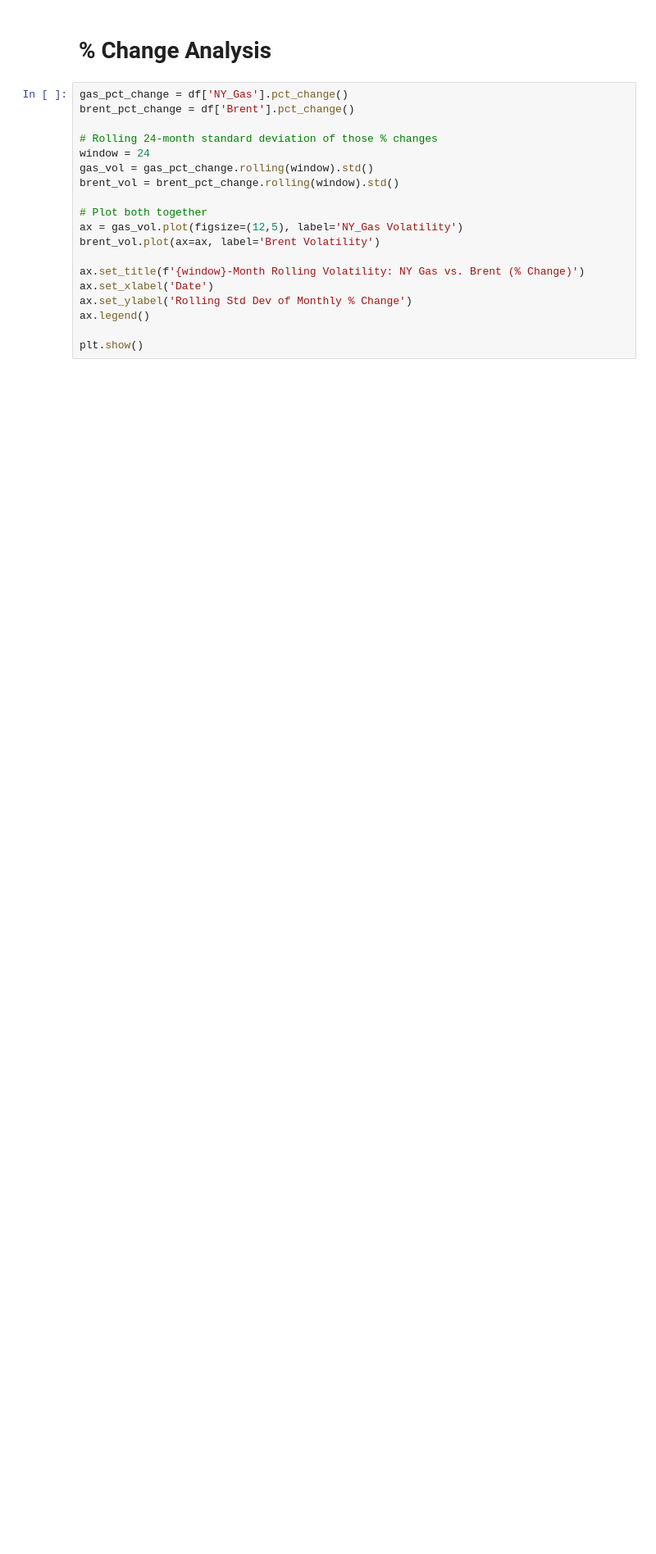
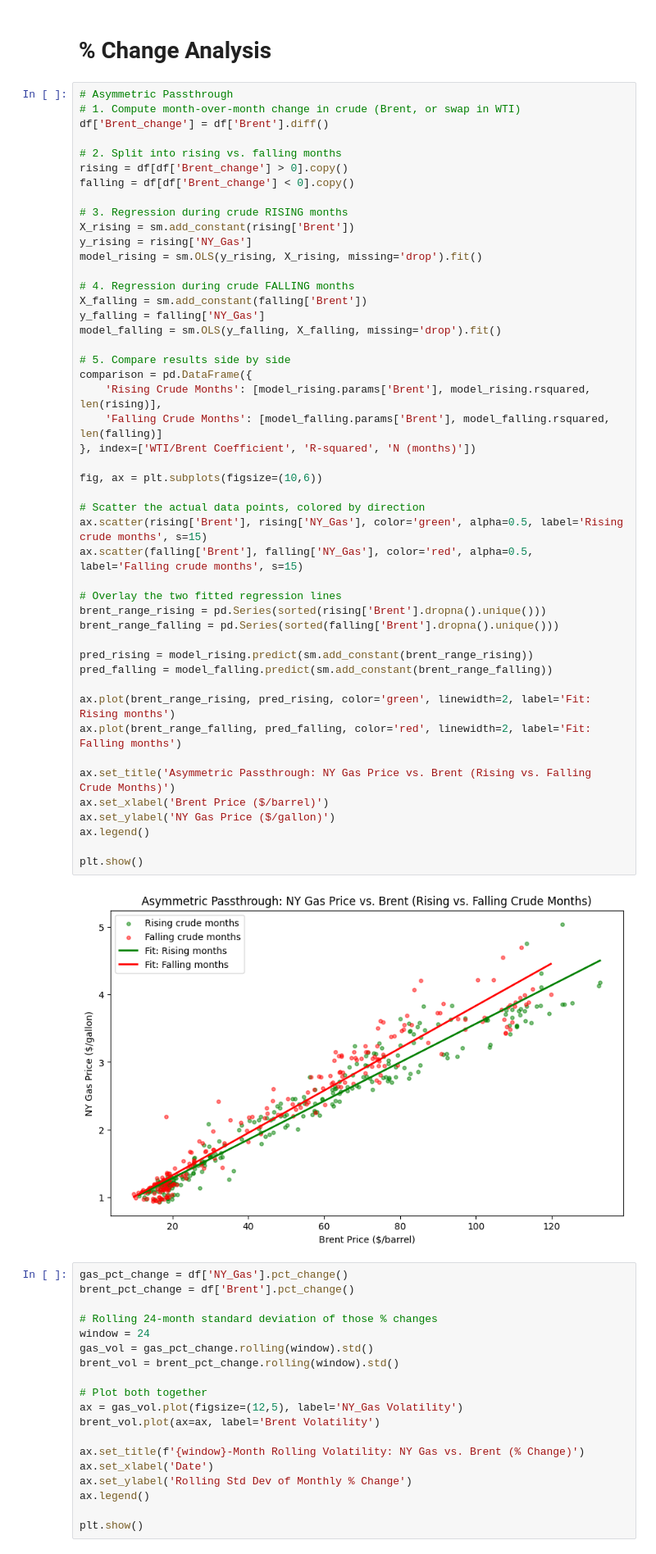
Before and after one commit to ellenwang995/PriceAtThePump, a Jupyter notebook: PumpPrices.ipynb, the cells around one changed output. Shown at 82% size. Saved outputs shown, nothing was run; the diff lists cells and outputs as text; blank space fills up the shorter version.

```diff
--- a/PumpPrices.ipynb
+++ b/PumpPrices.ipynb
@@ -216,6 +217,55 @@ summary_table
 | 1 | 2024–2026 | 0.202736 |
 # %% [markdown]
 # % Change Analysis
+# %%
+# Asymmetric Passthrough
+# 1. Compute month-over-month change in crude (Brent, or swap in WTI)
+df['Brent_change'] = df['Brent'].diff()
+
+# 2. Split into rising vs. falling months
+rising = df[df['Brent_change'] > 0].copy()
+falling = df[df['Brent_change'] < 0].copy()
+
+# 3. Regression during crude RISING months
+X_rising = sm.add_constant(rising['Brent'])
+y_rising = rising['NY_Gas']
+model_rising = sm.OLS(y_rising, X_rising, missing='drop').fit()
+
+# 4. Regression during crude FALLING months
+X_falling = sm.add_constant(falling['Brent'])
+y_falling = falling['NY_Gas']
+model_falling = sm.OLS(y_falling, X_falling, missing='drop').fit()
+
+# 5. Compare results side by side
+comparison = pd.DataFrame({
+    'Rising Crude Months': [model_rising.params['Brent'], model_rising.rsquared, len(rising)],
+    'Falling Crude Months': [model_falling.params['Brent'], model_falling.rsquared, len(falling)]
+}, index=['WTI/Brent Coefficient', 'R-squared', 'N (months)'])
+
+fig, ax = plt.subplots(figsize=(10,6))
+
+# Scatter the actual data points, colored by direction
+ax.scatter(rising['Brent'], rising['NY_Gas'], color='green', alpha=0.5, label='Rising crude months', s=15)
+ax.scatter(falling['Brent'], falling['NY_Gas'], color='red', alpha=0.5, label='Falling crude months', s=15)
+
+# Overlay the two fitted regression lines
+brent_range_rising = pd.Series(sorted(rising['Brent'].dropna().unique()))
+brent_range_falling = pd.Series(sorted(falling['Brent'].dropna().unique()))
+
+pred_rising = model_rising.predict(sm.add_constant(brent_range_rising))
+pred_falling = model_falling.predict(sm.add_constant(brent_range_falling))
+
+ax.plot(brent_range_rising, pred_rising, color='green', linewidth=2, label='Fit: Rising months')
+ax.plot(brent_range_falling, pred_falling, color='red', linewidth=2, label='Fit: Falling months')
+
+ax.set_title('Asymmetric Passthrough: NY Gas Price vs. Brent (Rising vs. Falling Crude Months)')
+ax.set_xlabel('Brent Price ($/barrel)')
+ax.set_ylabel('NY Gas Price ($/gallon)')
+ax.legend()
+
+plt.show()
+# %% [output]
+[figure, added]
 # %%
 gas_pct_change = df['NY_Gas'].pct_change()
 brent_pct_change = df['Brent'].pct_change()
```
Also changed, not shown: parts of 1 cell of this notebook.
